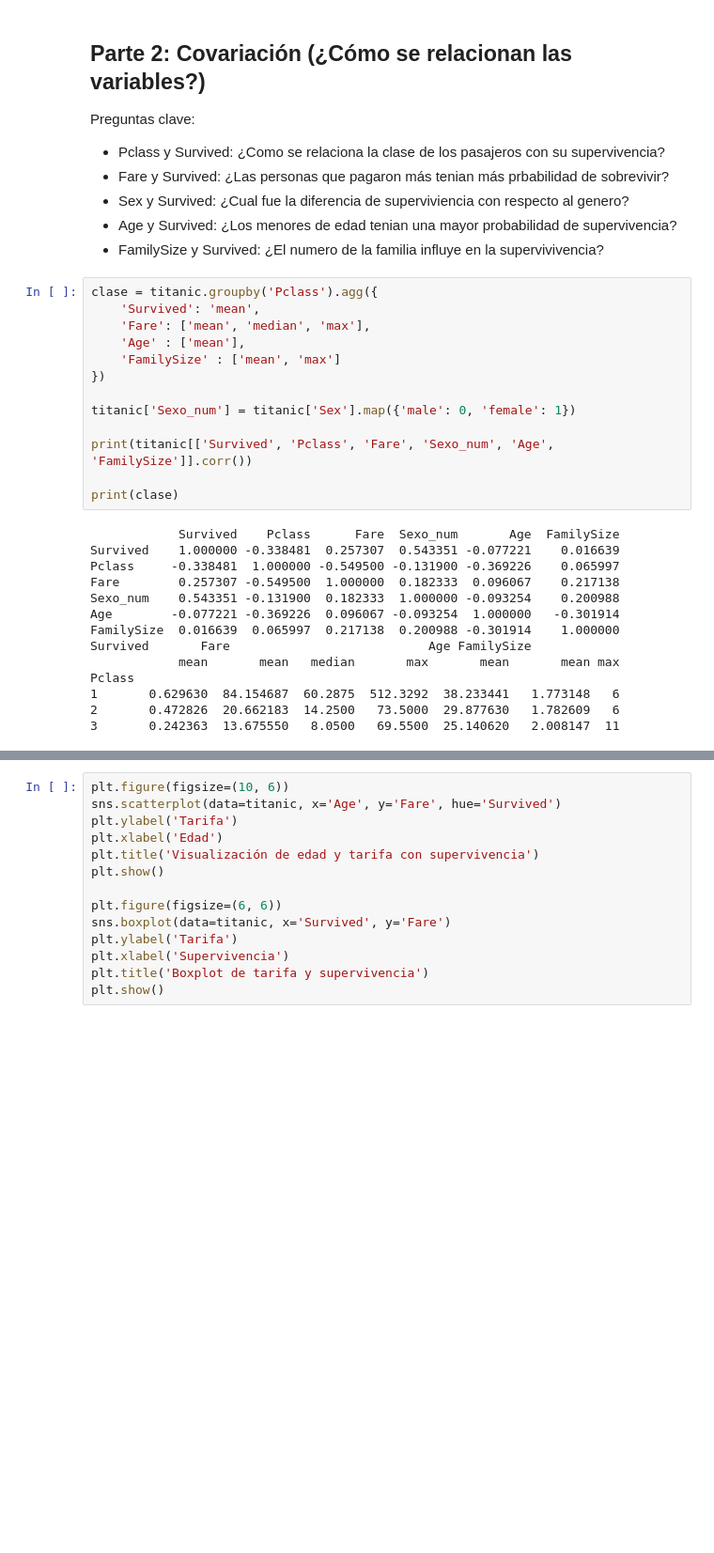
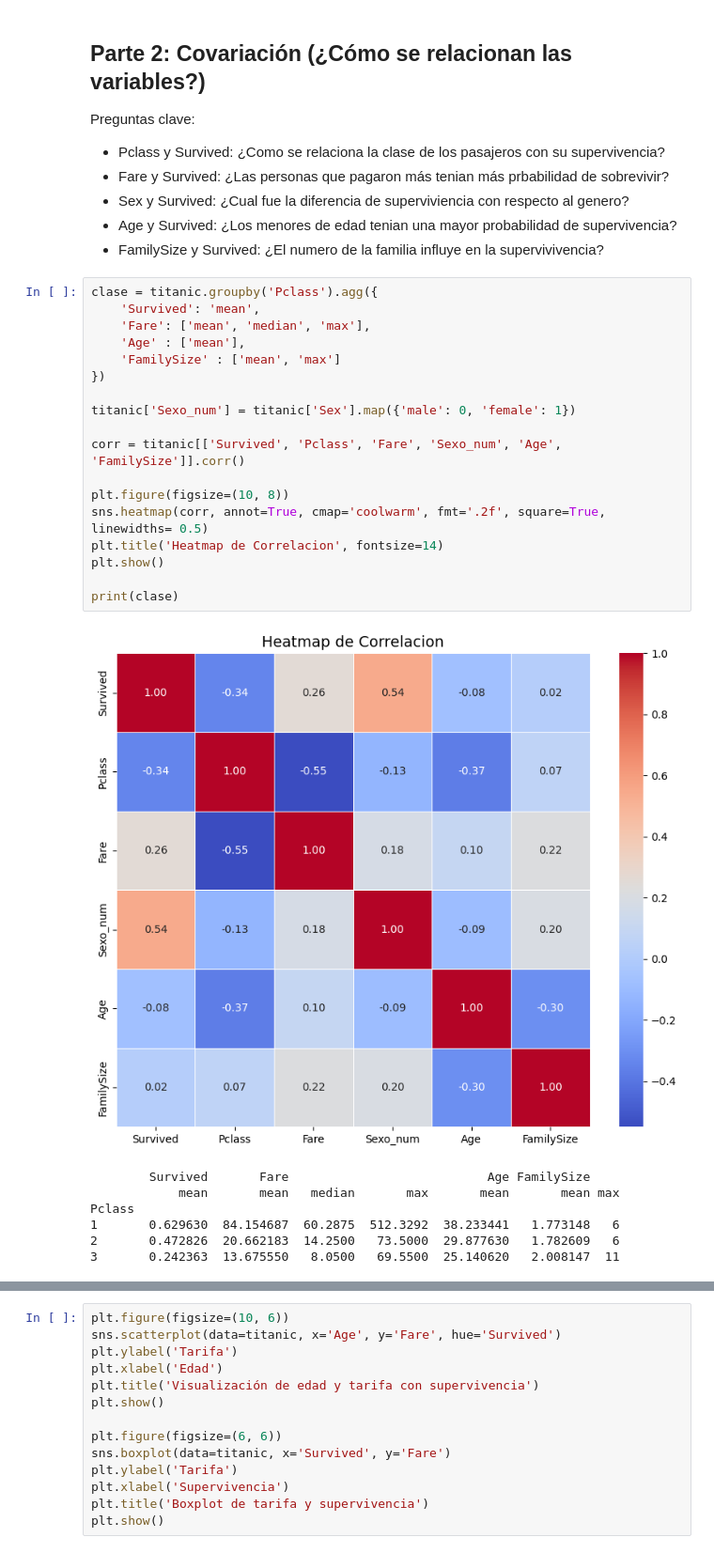
Before and after one commit to gil-brandon/TC2004B-gil-brandon, a Jupyter notebook: notebooks/Análisis_Exploratorio_de_Datos.ipynb, the cells around one changed output, grey strips where cells are left out. Shown at 94% size. Drawn from its saved outputs; the diff is of its cells as text; blank space fills up the shorter version.

```diff
--- a/notebooks/Análisis_Exploratorio_de_Datos.ipynb
+++ b/notebooks/Análisis_Exploratorio_de_Datos.ipynb
@@ -200,24 +200,24 @@ Preguntas clave:
 # %%
 clase = titanic.groupby('Pclass').agg({
     'Survived': 'mean',
     'Fare': ['mean', 'median', 'max'],
     'Age' : ['mean'],
     'FamilySize' : ['mean', 'max']
 })
 
 titanic['Sexo_num'] = titanic['Sex'].map({'male': 0, 'female': 1})
 
-print(titanic[['Survived', 'Pclass', 'Fare', 'Sexo_num', 'Age', 'FamilySize']].corr())
+corr = titanic[['Survived', 'Pclass', 'Fare', 'Sexo_num', 'Age', 'FamilySize']].corr()
+
+plt.figure(figsize=(10, 8))
+sns.heatmap(corr, annot=True, cmap='coolwarm', fmt='.2f', square=True, linewidths= 0.5)
+plt.title('Heatmap de Correlacion', fontsize=14)
+plt.show()
 
 print(clase)
 # %% [output]
+[figure, added]
-            Survived    Pclass      Fare  Sexo_num       Age  FamilySize
-Survived    1.000000 -0.338481  0.257307  0.543351 -0.077221    0.016639
-Pclass     -0.338481  1.000000 -0.549500 -0.131900 -0.369226    0.065997
-Fare        0.257307 -0.549500  1.000000  0.182333  0.096067    0.217138
-Sexo_num    0.543351 -0.131900  0.182333  1.000000 -0.093254    0.200988
-Age        -0.077221 -0.369226  0.096067 -0.093254  1.000000   -0.301914
-FamilySize  0.016639  0.065997  0.217138  0.200988 -0.301914    1.000000         Survived       Fare                           Age FamilySize
+        Survived       Fare                           Age FamilySize
             mean       mean   median       max       mean       mean max
 Pclass
 1       0.629630  84.154687  60.2875  512.3292  38.233441   1.773148   6
```
Also changed, not shown: parts of 9 cells of this notebook.
